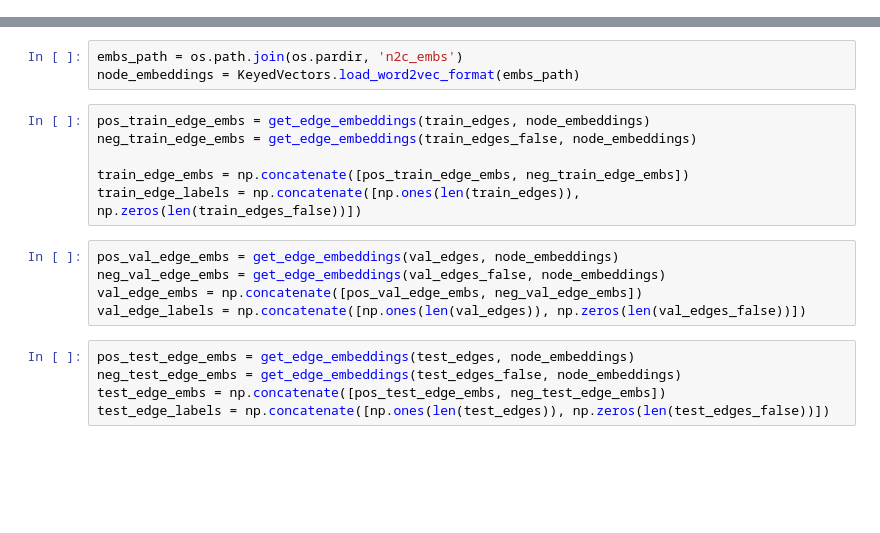
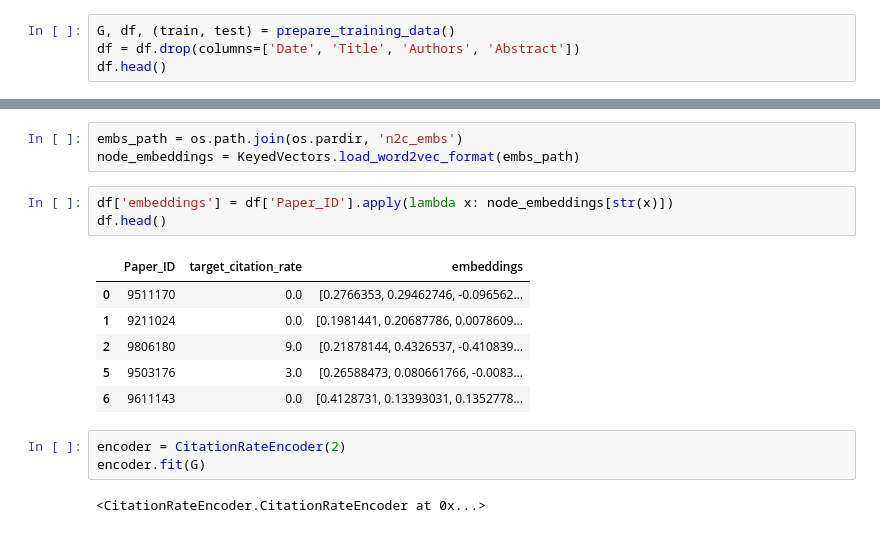
Before and after one commit to ArtemCh101/hse-sna-project, a Jupyter notebook: notebooks/node2vec.ipynb, the cells around one changed output, grey strips where cells are left out. Drawn from its saved outputs; the diff is of its cells as text; blank space fills up the shorter version.

Commit message:
new and shiny node classification

```diff
--- a/notebooks/node2vec.ipynb
+++ b/notebooks/node2vec.ipynb
@@ -39,0 +12,4 @@ Done with train-test split!
+# %%
+G, df, (train, test) = prepare_training_data()
+df = df.drop(columns=['Date', 'Title', 'Authors', 'Abstract'])
+df.head()
@@ -40,19 +24,18 @@ Done with train-test split!
 # %%
 embs_path = os.path.join(os.pardir, 'n2c_embs')
 node_embeddings = KeyedVectors.load_word2vec_format(embs_path)
-# %%
-pos_train_edge_embs = get_edge_embeddings(train_edges, node_embeddings)
-neg_train_edge_embs = get_edge_embeddings(train_edges_false, node_embeddings)
-
-train_edge_embs = np.concatenate([pos_train_edge_embs, neg_train_edge_embs])
-train_edge_labels = np.concatenate([np.ones(len(train_edges)), np.zeros(len(train_edges_false))])
-# %%
-pos_val_edge_embs = get_edge_embeddings(val_edges, node_embeddings)
-neg_val_edge_embs = get_edge_embeddings(val_edges_false, node_embeddings)
-val_edge_embs = np.concatenate([pos_val_edge_embs, neg_val_edge_embs])
-val_edge_labels = np.concatenate([np.ones(len(val_edges)), np.zeros(len(val_edges_false))])
-# %%
-pos_test_edge_embs = get_edge_embeddings(test_edges, node_embeddings)
-neg_test_edge_embs = get_edge_embeddings(test_edges_false, node_embeddings)
-test_edge_embs = np.concatenate([pos_test_edge_embs, neg_test_edge_embs])
-test_edge_labels = np.concatenate([np.ones(len(test_edges)), np.zeros(len(test_edges_false))])
+# %%
+df['embeddings'] = df['Paper_ID'].apply(lambda x: node_embeddings[str(x)])
+df.head()
+# %% [output]
+|  | Paper_ID | target_citation_rate | embeddings |
+| 0 | 9511170 | 0.0 | [0.2766353, 0.29462746, -0.096562... |
+| 1 | 9211024 | 0.0 | [0.1981441, 0.20687786, 0.0078609... |
+| 2 | 9806180 | 9.0 | [0.21878144, 0.4326537, -0.410839... |
+| 5 | 9503176 | 3.0 | [0.26588473, 0.080661766, -0.0083... |
+| 6 | 9611143 | 0.0 | [0.4128731, 0.13393031, 0.1352778... |
+# %%
+encoder = CitationRateEncoder(2)
+encoder.fit(G)
+# %% [output]
+<CitationRateEncoder.CitationRateEncoder at 0x...>
```
Also changed, not shown: parts of 11 cells of this notebook, 3 other files.
